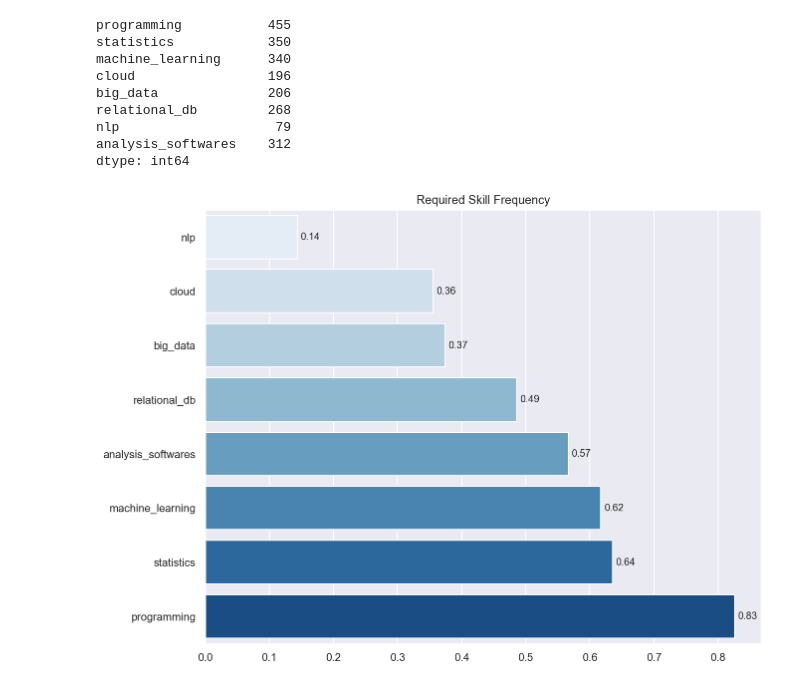
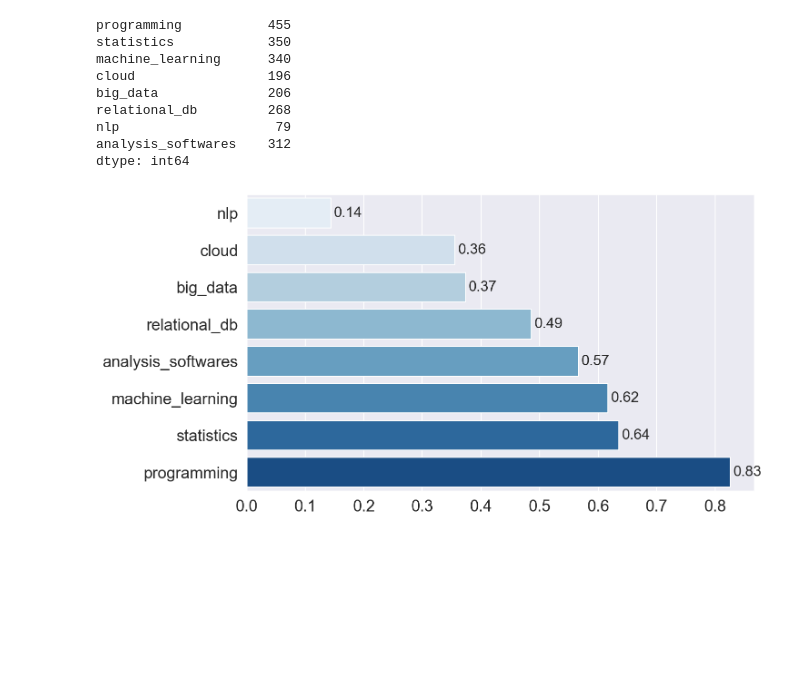
Before and after one commit to ForstMaple/APMSourceCode, a Jupyter notebook: skill_pair_visualization.ipynb, the cells around one changed output. Cells and saved outputs as stored; diff of their text form; code cells hidden in the pictures; blank space fills up the shorter version.

```diff
--- a/skill_pair_visualization.ipynb
+++ b/skill_pair_visualization.ipynb
@@ -43,24 +43,23 @@ dtype: int64
 # %%
 %matplotlib inline
 %config InlineBackend.figure_format = 'retina'
 sorted_skills = skills.sum(axis=0).sort_values() / 551
 
-sns.set(rc={'figure.figsize':(10, 8)})
+sns.set(rc={'figure.figsize':(10, 6)}, font_scale=1.6)
 skill_plot = sns.barplot(x=sorted_skills.values, y=sorted_skills.index, palette='Blues')
-skill_plot.set(title='Required Skill Frequency')
 
 # Adding the count labels
 for patch in skill_plot.patches:
     height = patch.get_height()
     width = patch.get_width()
     # Adding text to each bar
     skill_plot.text(x = width+0.005, # x-coordinate position of data label
     y=patch.get_y()+(height/2), # # y-coordinate position of data label
     s='{:.2f}'.format(width),
     va='center',
     size='small')
 # %% [output]
-[figure, old version]
+[figure, new version]
 # %%
 # Defining some useful functions
 
```
Also changed, not shown: parts of 3 cells of this notebook.
